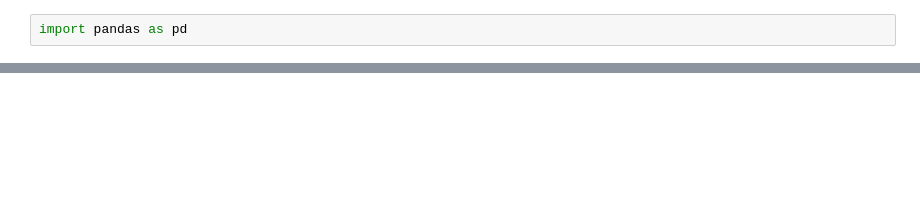
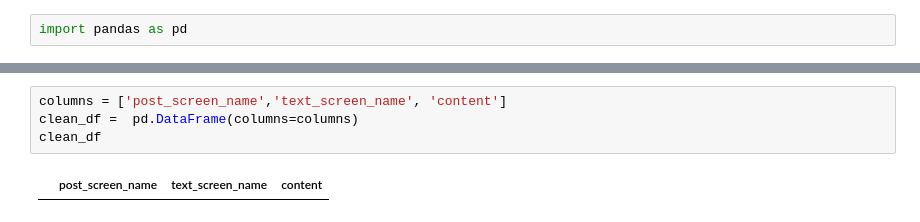
Before and after one commit to p-mckenzie/social-media-analytics, a Jupyter notebook: Assignment_1/Clean_Tweets_Csv.ipynb, the cells around one changed output, grey strips where cells are left out. Saved outputs shown, nothing was run; the diff lists cells and outputs as text; blank space fills up the shorter version.

Commit message:
extract and clean tweets

```diff
--- a/Assignment_1/Clean_Tweets_Csv.ipynb
+++ b/Assignment_1/Clean_Tweets_Csv.ipynb
@@ -29,0 +29,6 @@ df
+# %%
+columns = ['post_screen_name','text_screen_name', 'content']
+clean_df =  pd.DataFrame(columns=columns)
+clean_df
+# %% [output]
+|  | post_screen_name | text_screen_name | content |
```
Also changed, not shown: parts of 6 cells of this notebook, 3 other files.
